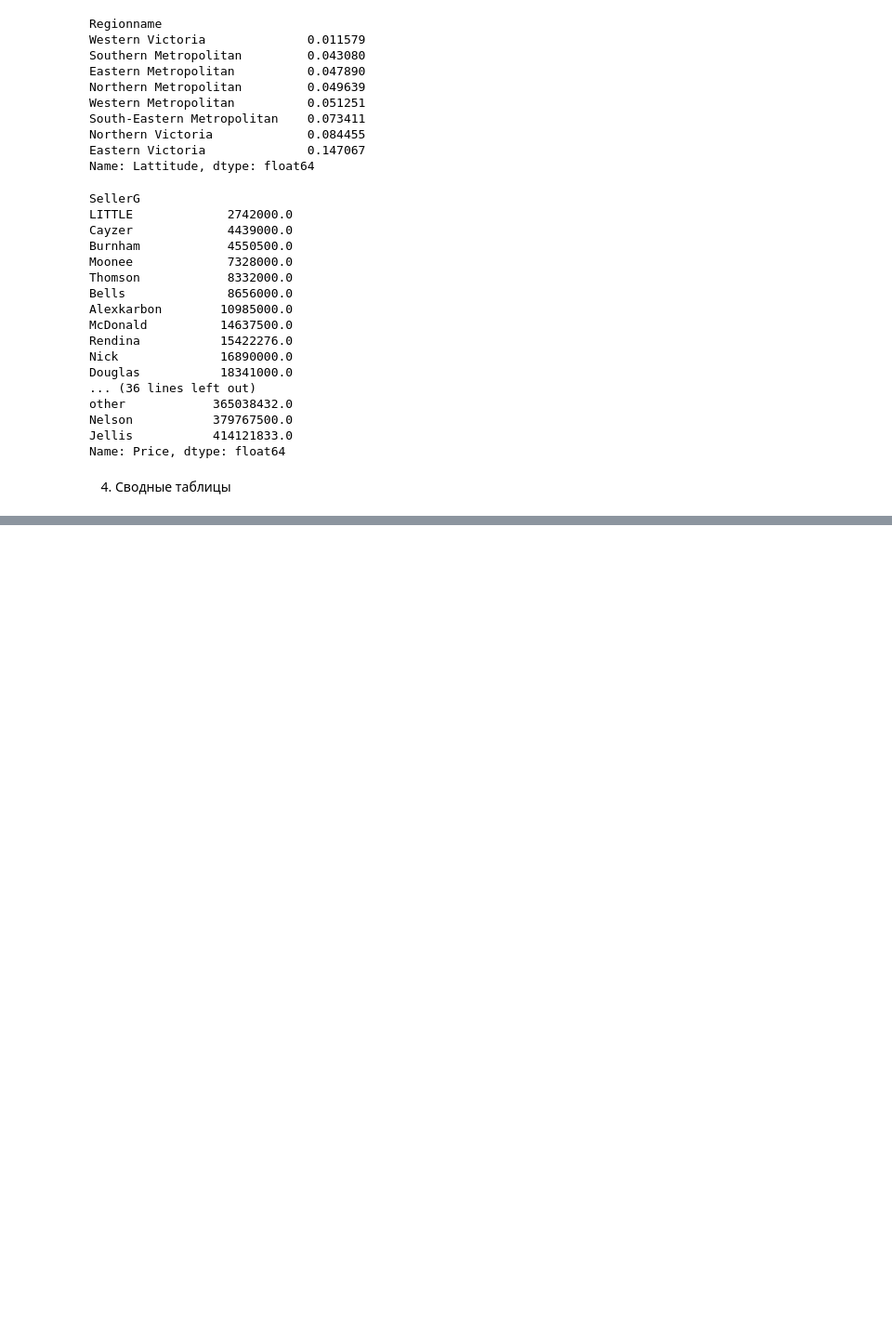
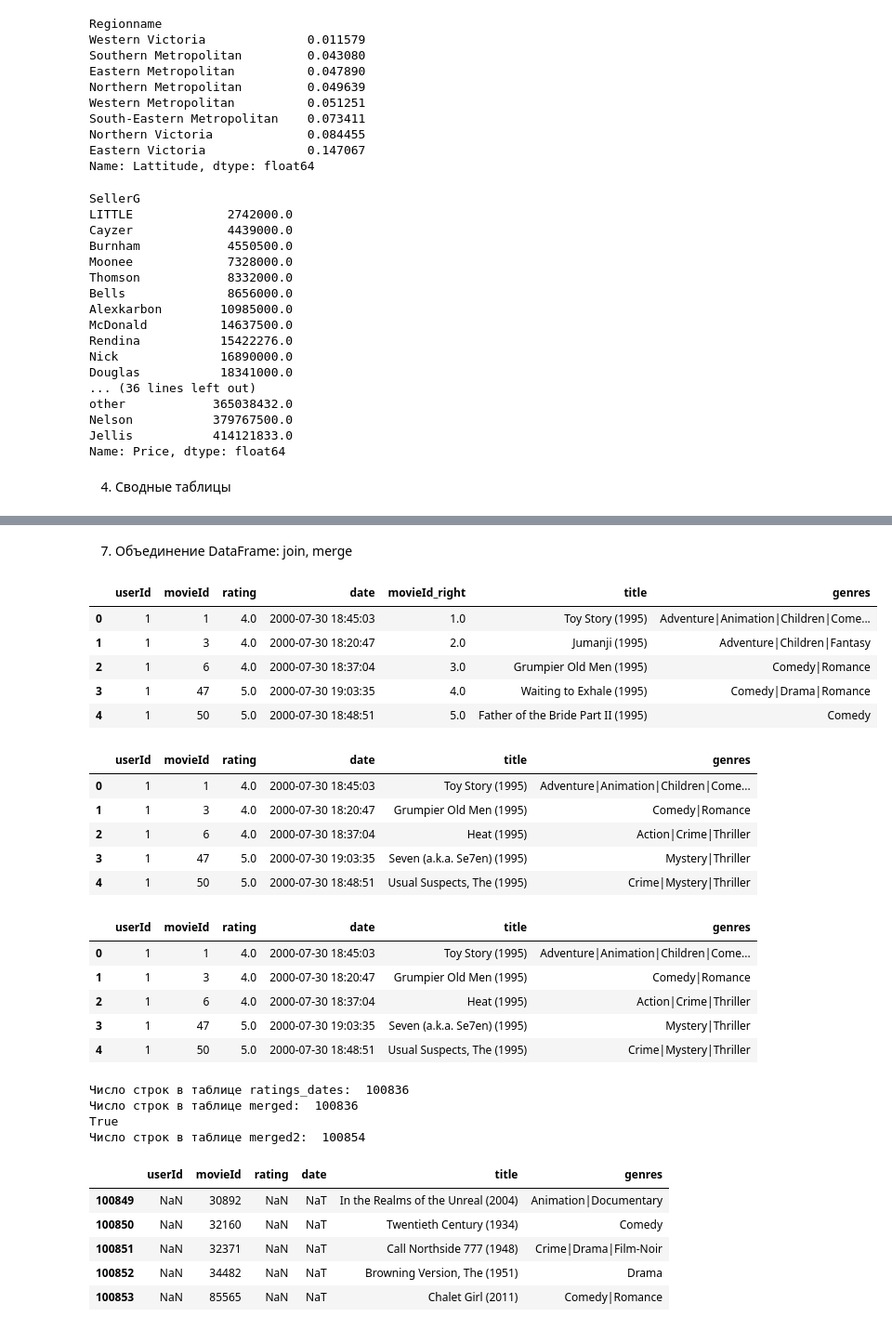
Before and after one commit to Elancinos/SF_DS_COURSE, a Jupyter notebook: Studies/PY-12/PY-12-1.ipynb, the cells around one changed output, grey strips where cells are left out. Shown at 93% size. Cells and saved outputs as stored; diff of their text form; code cells hidden in the pictures; blank space fills up the shorter version.

```diff
--- a/Studies/PY-12/PY-12-1.ipynb
+++ b/Studies/PY-12/PY-12-1.ipynb
@@ -416,0 +563,63 @@ MultiIndex([('white',    'up'),
+# %% [markdown]
+7. Объединение DataFrame: join, merge
+# %%
+joined_false = ratings_dates.join(
+    movies_table,
+    rsuffix='_right',
+    how='left'
+)
+display(joined_false.head())
+joined = ratings_dates.join(
+    movies_table.set_index('movieId'),
+    on='movieId',
+    how='left'
+)
+display(joined.head())
+merged = ratings_dates.merge(
+    movies_table,
+    on='movieId',
+    how='left'
+)
+display(merged.head())
+print('Число строк в таблице ratings_dates: ', ratings_dates.shape[0])
+print('Число строк в таблице merged: ', merged.shape[0])
+print(ratings_dates.shape[0] == merged.shape[0])
+merged2 = ratings_dates.merge(
+    movies_table,
+    on='movieId',
+    how='outer'
+)
+print('Число строк в таблице merged2: ', merged2.shape[0])
+display(merged2.tail())
+merge_ratings = ratings1_table.merge(ratings2_table, how='outer')
+print('Число строк в таблице merge_ratings: ', merge_ratings.shape[0])
+display(merge_ratings)
+# %% [output]
+|  | userId | movieId | rating | date | movieId_right | title | genres |
+| 0 | 1 | 1 | 4.0 | 2000-07-30 18:45:03 | 1.0 | Toy Story (1995) | Adventure|Animation|Children|Come... |
+| 1 | 1 | 3 | 4.0 | 2000-07-30 18:20:47 | 2.0 | Jumanji (1995) | Adventure|Children|Fantasy |
+| 2 | 1 | 6 | 4.0 | 2000-07-30 18:37:04 | 3.0 | Grumpier Old Men (1995) | Comedy|Romance |
+| 3 | 1 | 47 | 5.0 | 2000-07-30 19:03:35 | 4.0 | Waiting to Exhale (1995) | Comedy|Drama|Romance |
+| 4 | 1 | 50 | 5.0 | 2000-07-30 18:48:51 | 5.0 | Father of the Bride Part II (1995) | Comedy |
+|  | userId | movieId | rating | date | title | genres |
+| 0 | 1 | 1 | 4.0 | 2000-07-30 18:45:03 | Toy Story (1995) | Adventure|Animation|Children|Come... |
+| 1 | 1 | 3 | 4.0 | 2000-07-30 18:20:47 | Grumpier Old Men (1995) | Comedy|Romance |
+| 2 | 1 | 6 | 4.0 | 2000-07-30 18:37:04 | Heat (1995) | Action|Crime|Thriller |
+| 3 | 1 | 47 | 5.0 | 2000-07-30 19:03:35 | Seven (a.k.a. Se7en) (1995) | Mystery|Thriller |
+| 4 | 1 | 50 | 5.0 | 2000-07-30 18:48:51 | Usual Suspects, The (1995) | Crime|Mystery|Thriller |
+|  | userId | movieId | rating | date | title | genres |
+| 0 | 1 | 1 | 4.0 | 2000-07-30 18:45:03 | Toy Story (1995) | Adventure|Animation|Children|Come... |
+| 1 | 1 | 3 | 4.0 | 2000-07-30 18:20:47 | Grumpier Old Men (1995) | Comedy|Romance |
+| 2 | 1 | 6 | 4.0 | 2000-07-30 18:37:04 | Heat (1995) | Action|Crime|Thriller |
+| 3 | 1 | 47 | 5.0 | 2000-07-30 19:03:35 | Seven (a.k.a. Se7en) (1995) | Mystery|Thriller |
+| 4 | 1 | 50 | 5.0 | 2000-07-30 18:48:51 | Usual Suspects, The (1995) | Crime|Mystery|Thriller |
+Число строк в таблице ratings_dates:  100836
+Число строк в таблице merged:  100836
+True
+Число строк в таблице merged2:  100854
+|  | userId | movieId | rating | date | title | genres |
+| 100849 | NaN | 30892 | NaN | NaT | In the Realms of the Unreal (2004) | Animation|Documentary |
+| 100850 | NaN | 32160 | NaN | NaT | Twentieth Century (1934) | Comedy |
+| 100851 | NaN | 32371 | NaN | NaT | Call Northside 777 (1948) | Crime|Drama|Film-Noir |
+| 100852 | NaN | 34482 | NaN | NaT | Browning Version, The (1951) | Drama |
+| 100853 | NaN | 85565 | NaN | NaT | Chalet Girl (2011) | Comedy|Romance |
```
Also changed, not shown: parts of 7 cells of this notebook, 6 other files.
